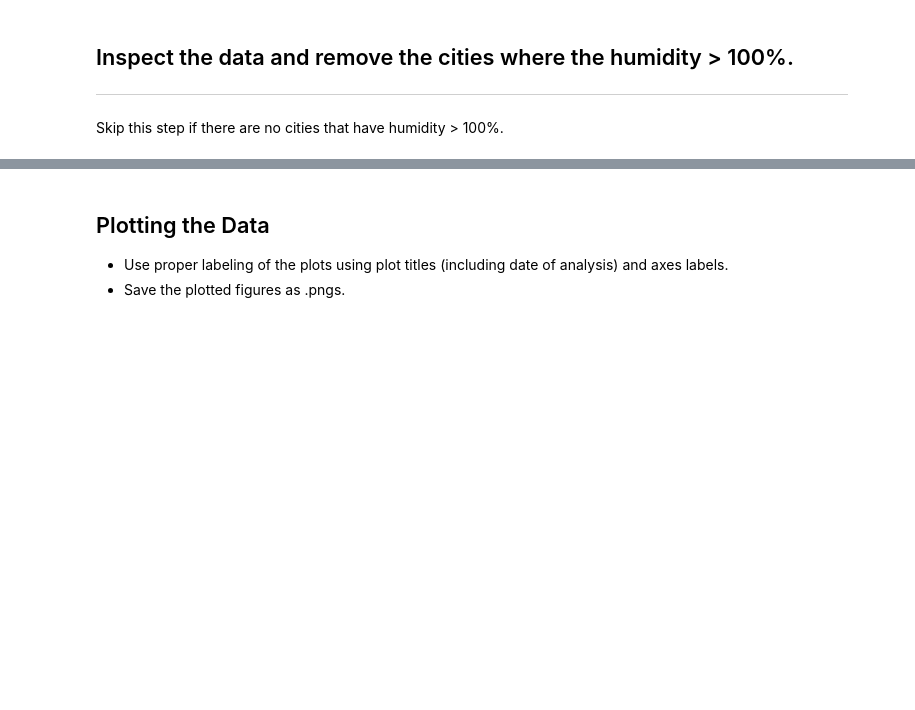
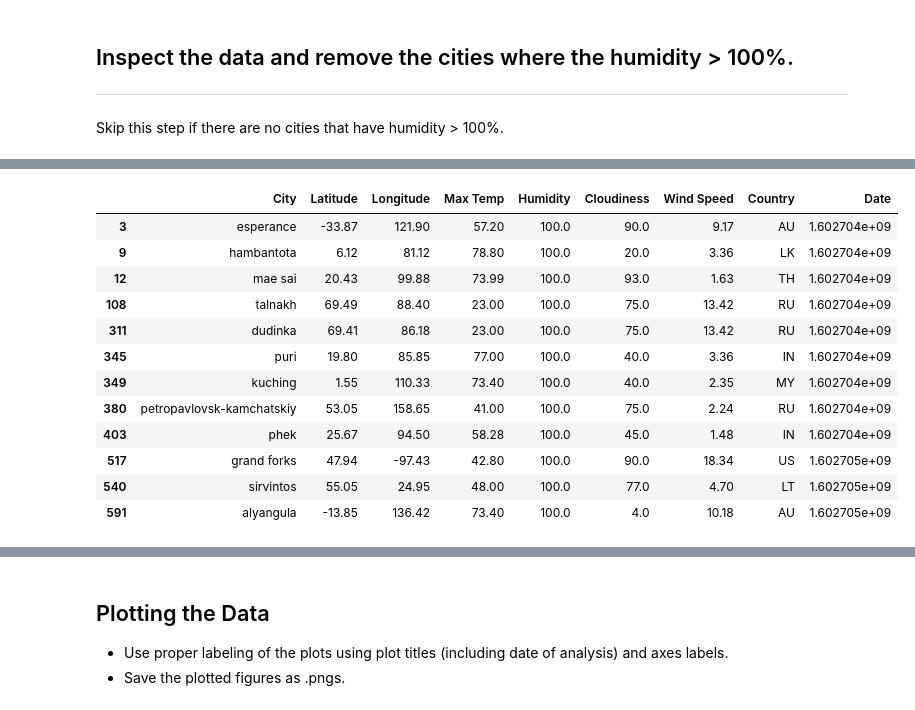
Before and after one commit to Shayoconnell7/python-api-challenge, a Jupyter notebook: WeatherPy/WeatherPy.ipynb, the cells around one changed output, grey strips where cells are left out. Cells and saved outputs as stored; diff of their text form; code cells hidden in the pictures; blank space fills up the shorter version.

```diff
--- a/WeatherPy/WeatherPy.ipynb
+++ b/WeatherPy/WeatherPy.ipynb
@@ -191,0 +185,17 @@ Name: Humidity, Length: 611, dtype: object
+# %%
+#check to see if cities with humidity of 100+ exist
+city_data.loc[city_data['Humidity'] >= 100]
+# %% [output]
+|  | City | Latitude | Longitude | Max Temp | Humidity | Cloudiness | Wind Speed | Country | Date |
+| 3 | esperance | -33.87 | 121.90 | 57.20 | 100.0 | 90.0 | 9.17 | AU | 1.602704e+09 |
+| 9 | hambantota | 6.12 | 81.12 | 78.80 | 100.0 | 20.0 | 3.36 | LK | 1.602704e+09 |
+| 12 | mae sai | 20.43 | 99.88 | 73.99 | 100.0 | 93.0 | 1.63 | TH | 1.602704e+09 |
+| 108 | talnakh | 69.49 | 88.40 | 23.00 | 100.0 | 75.0 | 13.42 | RU | 1.602704e+09 |
+| 311 | dudinka | 69.41 | 86.18 | 23.00 | 100.0 | 75.0 | 13.42 | RU | 1.602704e+09 |
+| 345 | puri | 19.80 | 85.85 | 77.00 | 100.0 | 40.0 | 3.36 | IN | 1.602704e+09 |
+| 349 | kuching | 1.55 | 110.33 | 73.40 | 100.0 | 40.0 | 2.35 | MY | 1.602704e+09 |
+| 380 | petropavlovsk-kamchatskiy | 53.05 | 158.65 | 41.00 | 100.0 | 75.0 | 2.24 | RU | 1.602704e+09 |
+| 403 | phek | 25.67 | 94.50 | 58.28 | 100.0 | 45.0 | 1.48 | IN | 1.602704e+09 |
+| 517 | grand forks | 47.94 | -97.43 | 42.80 | 100.0 | 90.0 | 18.34 | US | 1.602705e+09 |
+| 540 | sirvintos | 55.05 | 24.95 | 48.00 | 100.0 | 77.0 | 4.70 | LT | 1.602705e+09 |
+| 591 | alyangula | -13.85 | 136.42 | 73.40 | 100.0 | 4.0 | 10.18 | AU | 1.602705e+09 |
```
Also changed, not shown: parts of 12 cells of this notebook, 1 other file.
